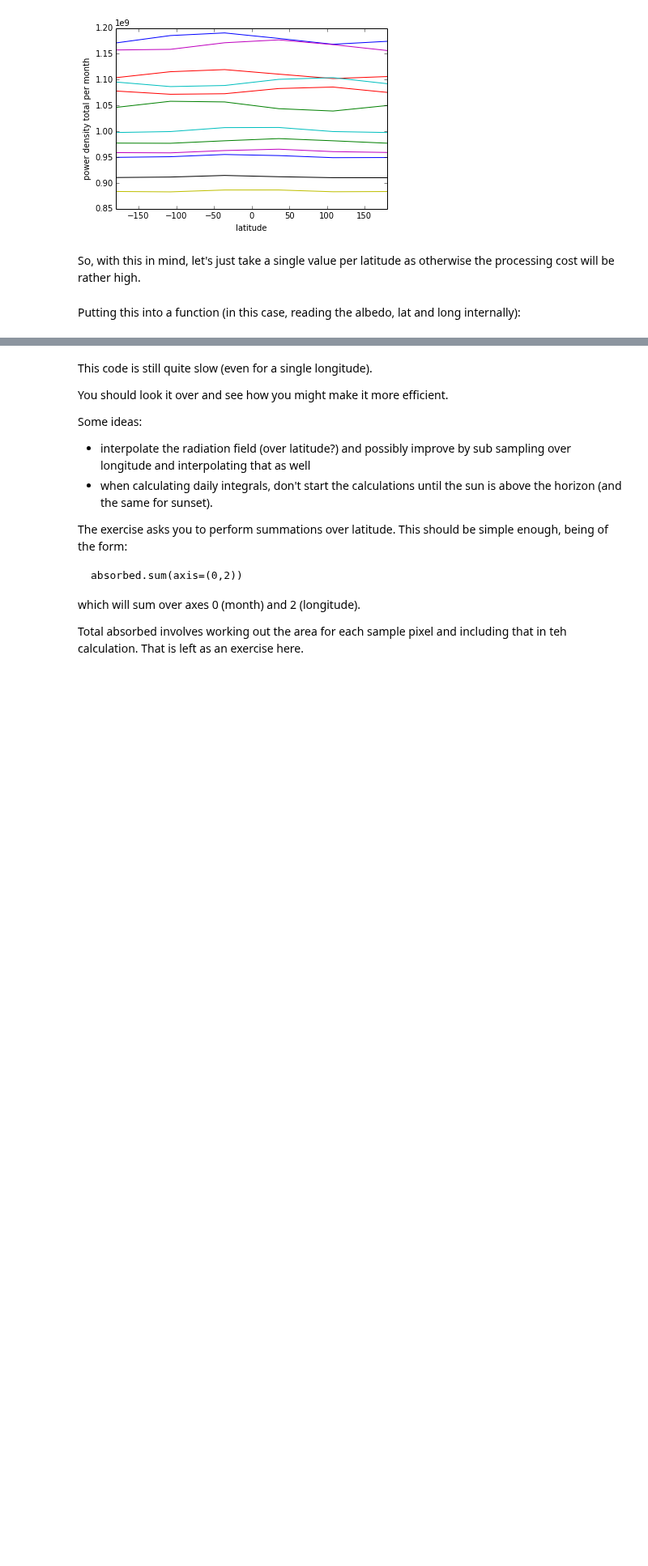
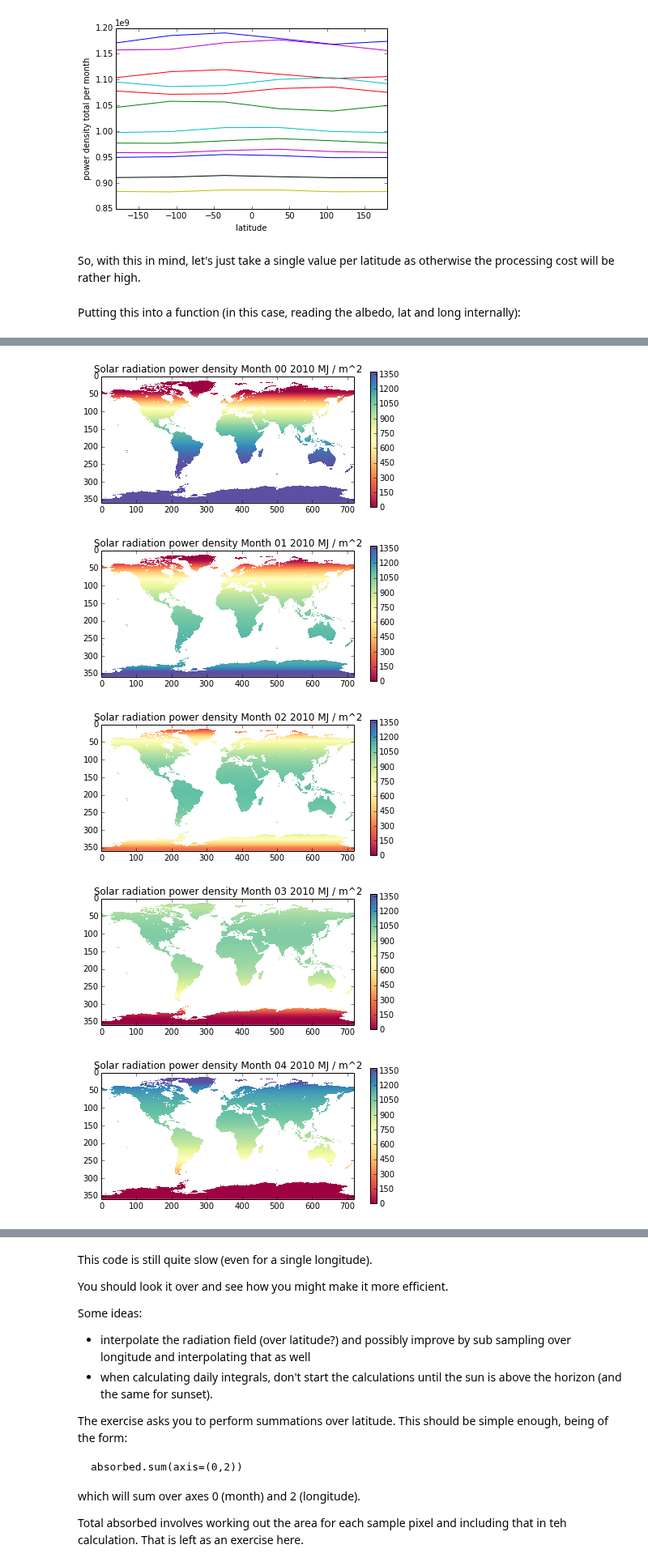
Before and after one commit to profLewis/geogg122, a Jupyter notebook: Chapter3_Scientific_Numerical_Python/advanced_answers.ipynb, the cells around one changed output, grey strips where cells are left out. Shown at 81% size. Drawn from its saved outputs; the diff is of its cells as text; code cells hidden in the pictures; blank space fills up the shorter version.

```diff
--- a/Chapter3_Scientific_Numerical_Python/advanced_answers.ipynb
+++ b/Chapter3_Scientific_Numerical_Python/advanced_answers.ipynb
@@ -382,0 +397,19 @@ for m in xrange(12):
+# %%
+import pylab as plt
+
+cmap = plt.get_cmap('Spectral')
+vmax = absorbed.max() * 2./3.
+vmin = 0.
+
+for m in xrange(12):
+    plt.figure(figsize=(7,3))
+    plt.title('Solar radiation power density Month %02d %d MJ / m^2'%(m,year))
+    plt.imshow(power_density[m],cmap=cmap,interpolation='none',vmin=vmin,vmax=vmax)
+    plt.colorbar()
+    plt.savefig('files/data/power%02d.jpg'%m)
+# %% [output]
+[figure, added]
+[figure, added]
+[figure, added]
+[figure, added]
+[figure, added]
```
Also changed, not shown: parts of 5 cells of this notebook, 52 other files.
